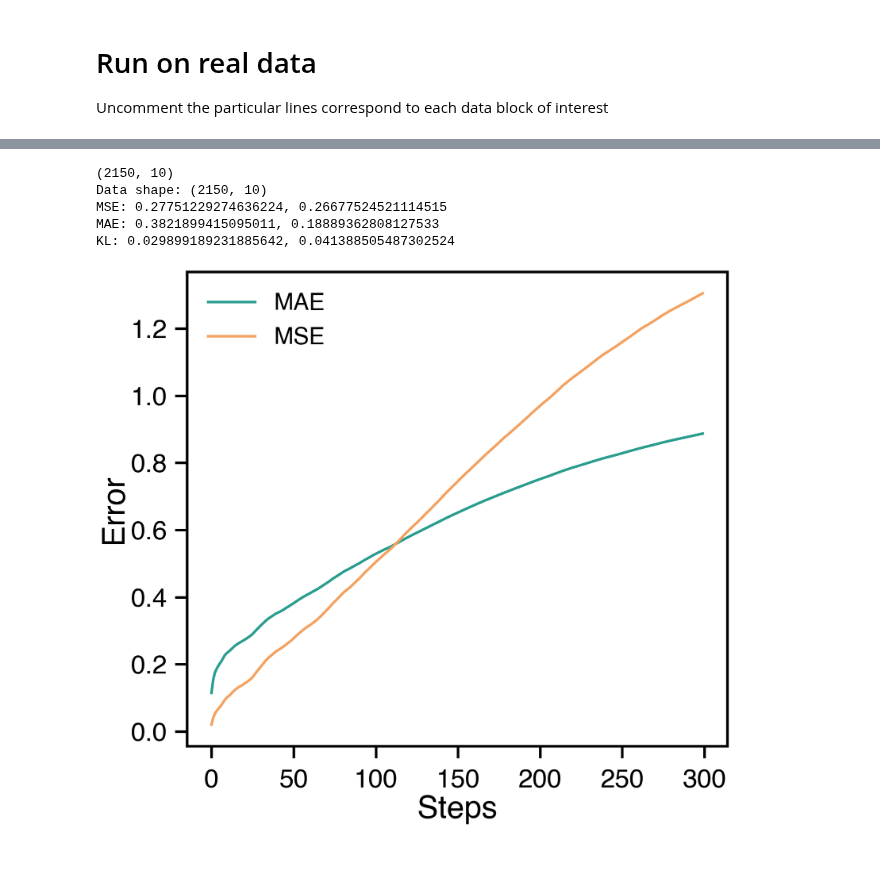
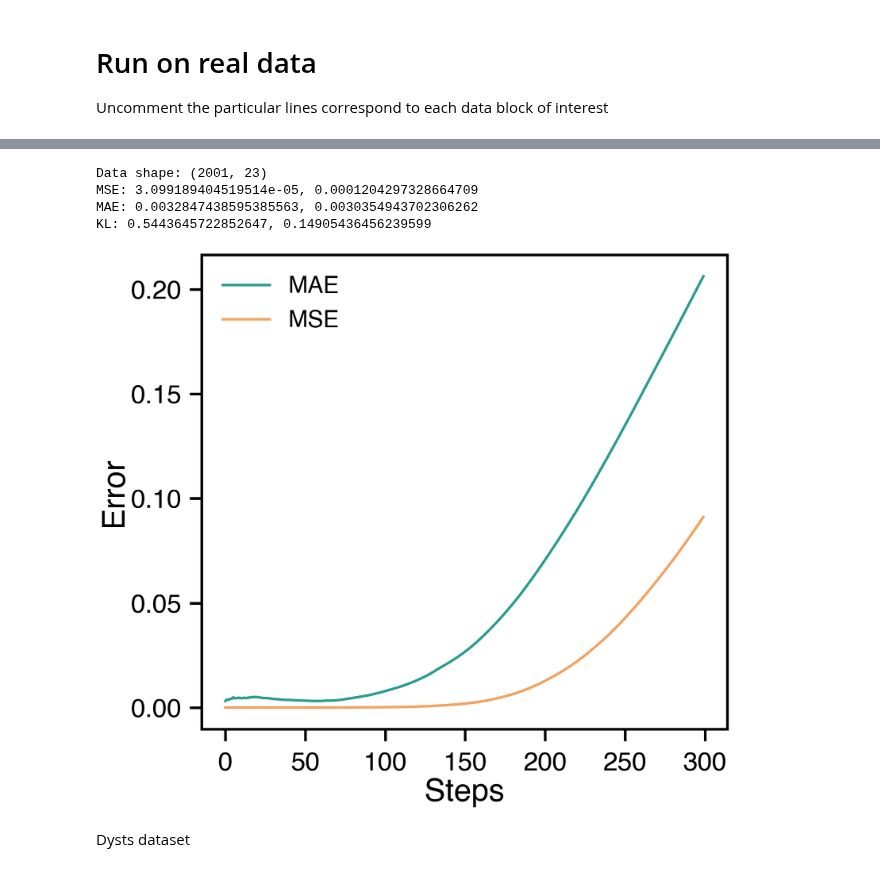
Before and after one commit to y-z-zhang/parroting, a Jupyter notebook: benchmark/benchmark_panda.ipynb, the cells around one changed output, grey strips where cells are left out. Cells and saved outputs as stored; diff of their text form; code cells hidden in the pictures.

Commit message:
add panda results

```diff
--- a/benchmark/benchmark_panda.ipynb
+++ b/benchmark/benchmark_panda.ipynb
@@ -225,17 +99,15 @@ from dysts.metrics import estimate_kl_divergence
 
 SPLIT = "train" # train or test
 
-
-
 ## Turbulence
-X_pca = np.load(f"../data/von_karman_street/vortex_street_vorticities_Re_{RE_VAL}_pca10.pkl", allow_pickle=True)
-downsamplerate = 2
-data = X_pca[::downsamplerate,:]
-print(data.shape)
-context_length = 512
-forecast_length = 300
-num_ic = 200
-num_modes = 2
+# X_pca = np.load(f"../data/von_karman_street/vortex_street_vorticities_Re_{RE_VAL}_pca10.pkl", allow_pickle=True)
+# downsamplerate = 2
+# data = X_pca[::downsamplerate,:]
+# print(data.shape)
+# context_length = 512
+# forecast_length = 300
+# num_ic = 200
+# num_modes = 2
 
 # fpath = f"../data/electrocardiogram/ecg_train.csv.gz"
 # data = np.loadtxt(fpath, delimiter=",")
@@ -262,14 +134,14 @@ num_modes = 2
 
 
 ## Oscillator
-# fpath = "../data/kuramoto/oscillator_glass.npy"
-# data = np.load(fpath)
-# downsamplerate = 1
-# data = data[::downsamplerate,:]
-# context_length = 512
-# forecast_length = 300
-# num_ic = 50
-# num_modes = 23
+fpath = "../data/kuramoto/oscillator_glass.npy"
+data = np.load(fpath)
+downsamplerate = 1
+data = data[::downsamplerate,:]
+context_length = 512
+forecast_length = 300
+num_ic = 50
+num_modes = 23
 
 
 
@@ -292,32 +164,24 @@ traj = data[:,:num_modes]
 traj = (traj - np.mean(traj, axis=0)) / np.std(traj, axis=0)
 
 
-# Load the pre-trained model
-model = load_hf_model("dynamix-3d-alrnn-v1.0")
-model.eval() # Set model to evaluation mode
-forecaster = DynaMixForecaster(model) # Initialize the forecaster
-
 for ic in range(num_ic):
 
     start = random.randint(0, data.shape[0] - context_length - forecast_length)
     traj_context = traj[start:start+context_length,:]
     traj_true = traj[start+context_length:start+context_length+forecast_length,:]
 
-    traj_pred = list()
-    for dim_ind in range(traj_context.shape[1]):
-        traj_pred_dim = moirai2_forecast(traj_context[:, dim_ind], forecast_length)
-        traj_pred.append(traj_pred_dim)
-    traj_pred = np.array(traj_pred).T
+    context_tensor = torch.tensor(traj_context[None, :], dtype=torch.float32)
+    pft_model = PatchTSTPipeline.from_pretrained(
+        mode="predict",
+        pretrain_path="GilpinLab/panda-72M",
+        device_map="cpu",
+    )
+    traj_pred = pft_model.predict(
+      context_tensor, forecast_length, limit_prediction_length=False, sliding_context=True,
+      ).squeeze().cpu().numpy()
 
-    # traj_pred = np.zeros_like(traj_true)
-    # context_traj_tensor  = torch.tensor(traj_context)
-    # with torch.no_grad():
-    #     reconstruction = forecaster.forecast(
-    #         context=context_traj_tensor,
-    #         horizon=forecast_length, # Match the horizon of the ground truth
-    #         standardize=True,
-    #     )
-    # traj_pred = reconstruction.detach().numpy()
+    if traj_pred.ndim == 1:
+        traj_pred = traj_pred[:, None]
 
     for mode in range(num_modes):
 
@@ -361,36 +225,35 @@ for axis in ['top','right']:
   #ax.spines[axis].set_visible(False)
 
 ax.get_xaxis().tick_bottom()
 ax.get_yaxis().tick_left()
 
 fig.set_size_inches(17,15)
 plt.xticks(fontsize = 50)
 plt.yticks(fontsize = 50)
 plt.xlabel(r'Steps', fontname="Helvetica", fontsize = 60)
 plt.ylabel(r'Error', fontname="Helvetica", fontsize = 60)
 
 plt.plot(model_average_mae, lw=5, ls='-', alpha=1, color=colors[1], label='MAE')
 plt.plot(model_average_mse, lw=5, ls='-', alpha=1, color=colors[3], label='MSE')
 
 #plt.xscale('log')
 #plt.yscale('log')
 
 #plt.xlim([.1, 10])
 #plt.ylim([0, 110])
 
 #plt.yticks([0, 50, 100])
 
 plt.legend(loc='upper left', frameon=False, prop={'size':45, 'family': 'Helvetica'}, ncol=1)
 
 plt.gca().tick_params(axis='y', pad=15, size=23, width=5)
 plt.gca().tick_params(axis='x', pad=20, size=23, width=5)
 
 fig.set_tight_layout(True)
 #plt.savefig(f'mse_rolling_compare.pdf', bbox_inches='tight')
 # %% [output]
-(2150, 10)
-Data shape: (2150, 10)
-MSE: 0.27751229274636224, 0.26677524521114515
-MAE: 0.3821899415095011, 0.18889362808127533
-KL: 0.029899189231885642, 0.041388505487302524
+Data shape: (2001, 23)
+MSE: 3.099189404519514e-05, 0.0001204297328664709
+MAE: 0.0032847438595385563, 0.0030354943702306262
+KL: 0.5443645722852647, 0.14905436456239599
-[figure, old version]
+[figure, new version]
@@ -417,3 +280,5 @@ KL: 0.010178863673981844, 0.011278333649679185
+# %% [markdown]
+Dysts dataset
 # %%
 import numpy as np
 import matplotlib.pyplot as plt
```
Also changed, not shown: parts of 9 cells of this notebook, 2 other files.
